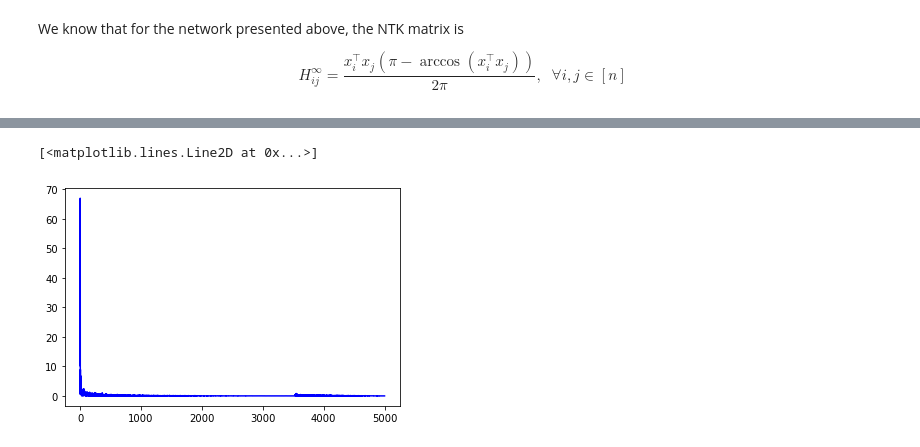
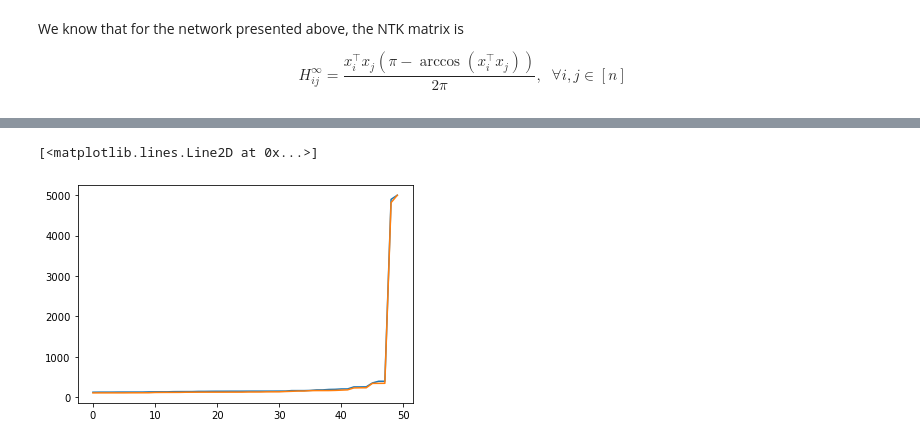
Before and after one commit to BruntonUWBio/structured-random-features, a Jupyter notebook: new_version/NTK_analysis.ipynb, the cells around one changed output, grey strips where cells are left out. Cells and saved outputs as stored; diff of their text form; code cells hidden in the pictures.

```diff
--- a/new_version/NTK_analysis.ipynb
+++ b/new_version/NTK_analysis.ipynb
@@ -181,9 +184,25 @@ We know that for the network presented above, the NTK matrix is
 $$
 H^\infty_{ij} = \dfrac{x_i^\intercal x_j (\pi - \arccos(x_i^\intercal x_j))}{2 \pi}, \; \; \forall i, j \in [n]
 $$
+# %%
+# bio-inspired kernel matrix
+input_size, t, l, m = X_train.shape[1], 5, 2, [14, 14]
+C = V1_inspired_kernel_matrix(input_size, t, l, m, scale=1)
+C_chol = la.cholesky(C)
+X_train_proj = X_train @ C_chol
+X_train_proj /= la.norm(X_train_proj, axis=1).reshape(-1, 1)
 # %%
+# regualar NTK
 H_inf = (X_train @ X_train.T) * (np.pi - np.arccos(X_train @ X_train.T)) / np.pi
 H_inf[np.isnan(H_inf)] = 0
 
-eig_val, eig_vec = la.eigh(H_inf)
-proj = eig_vec.T @ y_train
+H_inf_bio = (X_train @ X_train.T) * (np.pi - np.arccos(X_train_proj @ X_train_proj.T)) / np.pi
+H_inf_bio[np.isnan(H_inf_bio)] = 0
+# %%
+# find eigenvalues, eigenvectors of the kernel matrices
+eig_val, eig_vec = la.eigh(H_inf)
+eig_val_bio, eig_vec_bio = la.eigh(H_inf_bio)
+
+# flip to arrange in descending order
+eig_val, eig_vec = np.flip(eig_val), np.flip(eig_vec, 1)
+eig_val_bio, eig_vec_bio = np.flip(eig_val_bio), np.flip(eig_vec_bio, 1)
@@ -189,0 +299,14 @@ proj = eig_vec.T @ y_train
+# %%
+# look at the cumulative norm of the projections to eigenvecs in the ascending order
+cum_norm_NTK_asc = np.cumsum(np.flip(proj) ** 2)
+cum_norm_NTK_bio_asc = np.cumsum(np.flip(proj_bio) ** 2)
+
+i = 5000
+fig = plt.figure(figsize=(12, 6))
+plt.title('Difference between cumulative proj. of NTK bio and NTK on %s' % dataset)
+plt.plot(np.array(cum_norm_NTK_bio_asc)[:i] - np.array(cum_norm_NTK_asc)[:i], '-o', label='NTK_bio - NTK')
+plt.plot(np.arange(5000)[:i], np.zeros(5000)[:i], '--r', label=r'$y = 0$')
+plt.ylabel('difference in cumulative projection norm')
+plt.xlabel('eigenvector')
+# plt.xticks(np.arange(i))
+plt.legend()
@@ -190,7 +316,7 @@ proj = eig_vec.T @ y_train
 # %%
 fig = plt.figure()
-plt.plot(np.flip(np.abs(proj)), c='b', label='NTK')
-# plt.plot(np.flip(eig_val)[:50])
+plt.plot(cum_norm_NTK_asc[-50:])
+plt.plot(cum_norm_NTK_bio_asc[-50:])
 # %% [output]
 [<matplotlib.lines.Line2D at 0x...>]
-[figure, old version]
+[figure, new version]
```
Also changed, not shown: parts of 18 cells of this notebook, 5 other files.
